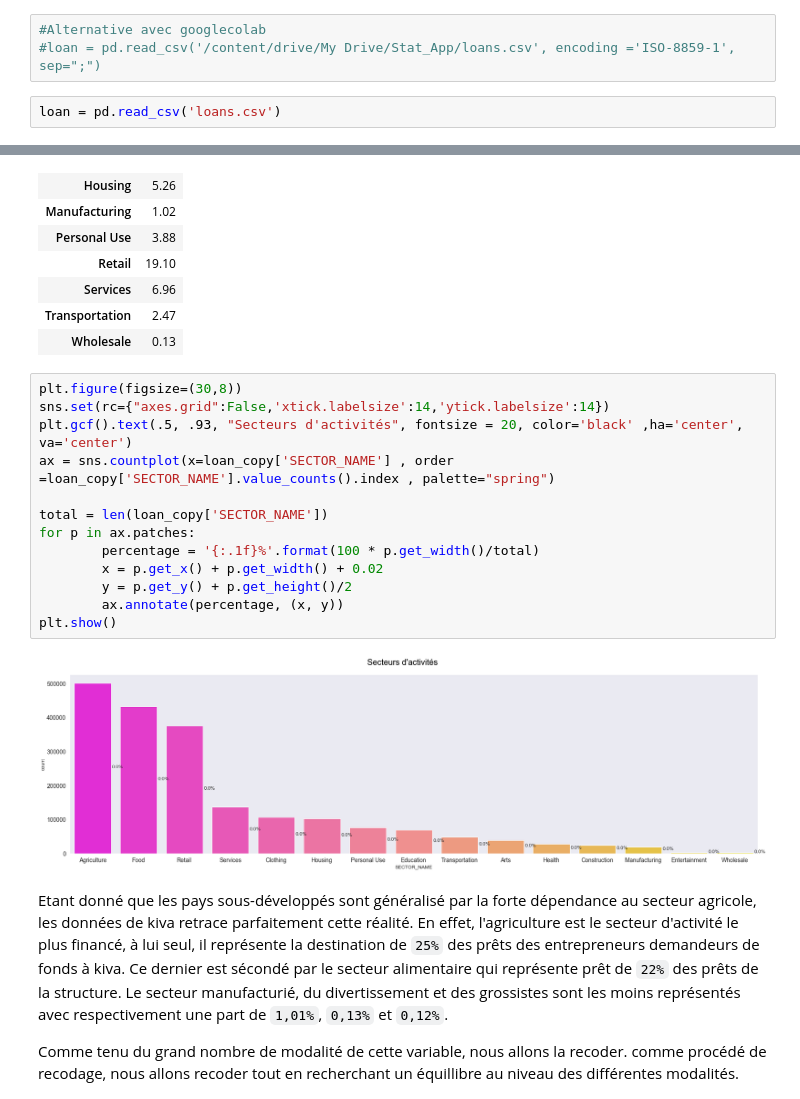
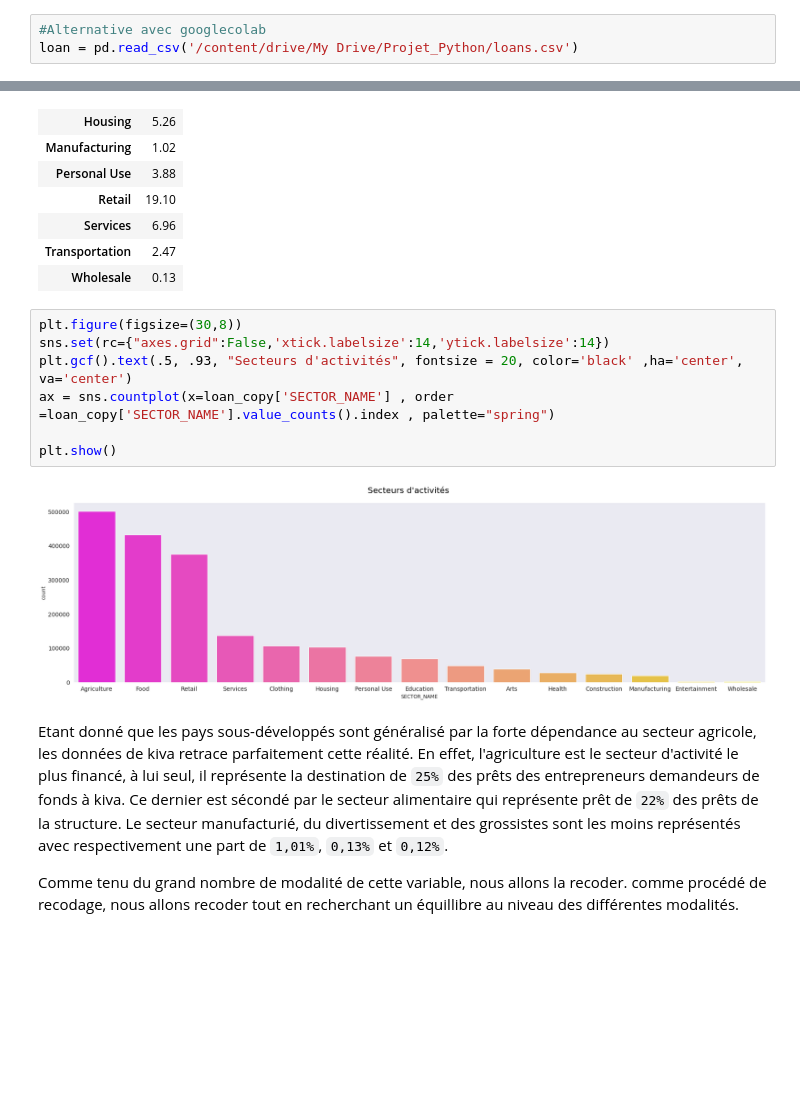
Before and after one commit to danisJIOGUE/Projet_Python, a Jupyter notebook: Python/Code_Python.ipynb, the cells around one changed output, grey strips where cells are left out. Drawn from its saved outputs; the diff is of its cells as text; blank space fills up the shorter version.

```diff
--- a/Python/Code_Python.ipynb
+++ b/Python/Code_Python.ipynb
@@ -104,8 +98,6 @@ def importation():
 # %%
 #Alternative avec googlecolab
-#loan = pd.read_csv('/content/drive/My Drive/Stat_App/loans.csv', encoding ='ISO-8859-1',  sep=";")
+loan = pd.read_csv('/content/drive/My Drive/Projet_Python/loans.csv')
-# %%
-loan = pd.read_csv('loans.csv')
 # %%
 loan.shape
 # %% [output]
@@ -402,18 +393,12 @@ pd.crosstab(loan_copy['SECTOR_NAME'],'freq').apply(lambda r: 100 * r/len(loan_co
 # %%
 plt.figure(figsize=(30,8))
 sns.set(rc={"axes.grid":False,'xtick.labelsize':14,'ytick.labelsize':14})
 plt.gcf().text(.5, .93, "Secteurs d'activités", fontsize = 20, color='black' ,ha='center', va='center')
 ax = sns.countplot(x=loan_copy['SECTOR_NAME'] , order =loan_copy['SECTOR_NAME'].value_counts().index , palette="spring")
 
-total = len(loan_copy['SECTOR_NAME'])
-for p in ax.patches:
-        percentage = '{:.1f}%'.format(100 * p.get_width()/total)
-        x = p.get_x() + p.get_width() + 0.02
-        y = p.get_y() + p.get_height()/2
-        ax.annotate(percentage, (x, y))
 plt.show()
 # %% [output]
-[figure, old version]
+[figure, new version]
 # %% [markdown]
 Etant donné que les pays sous-développés sont généralisé par la forte dépendance au secteur agricole, les données de kiva retrace parfaitement cette réalité. En effet, l'agriculture est le secteur d'activité le plus financé, à lui seul, il représente la destination de `25%` des prêts des entrepreneurs demandeurs de fonds à kiva. Ce dernier est sécondé par le secteur alimentaire qui représente prêt de `22%` des prêts de la structure. Le secteur manufacturié, du divertissement et des grossistes sont les moins représentés avec respectivement une part de `1,01%`, `0,13%` et `0,12%`.
 
```
Also changed, not shown: parts of 70 cells of this notebook.
